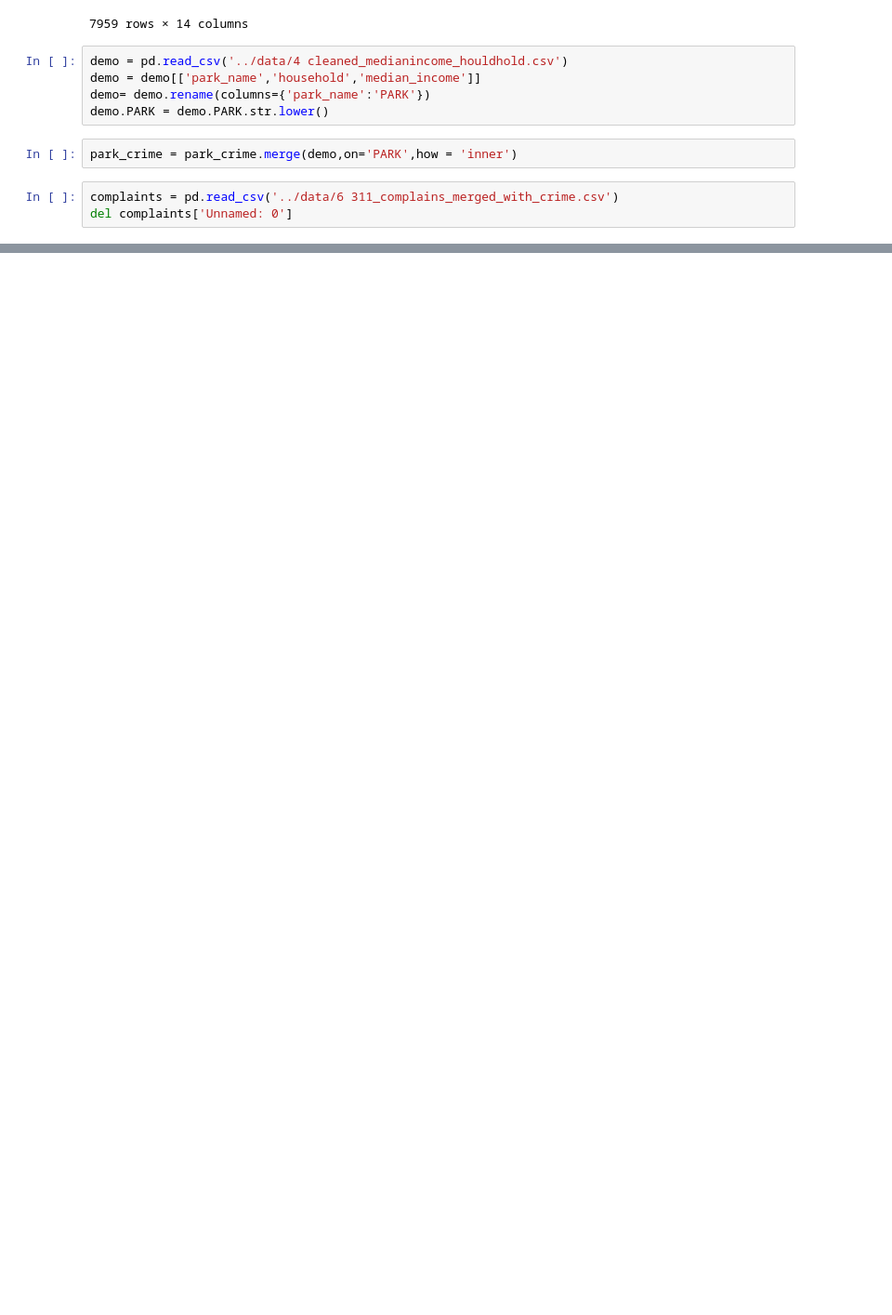
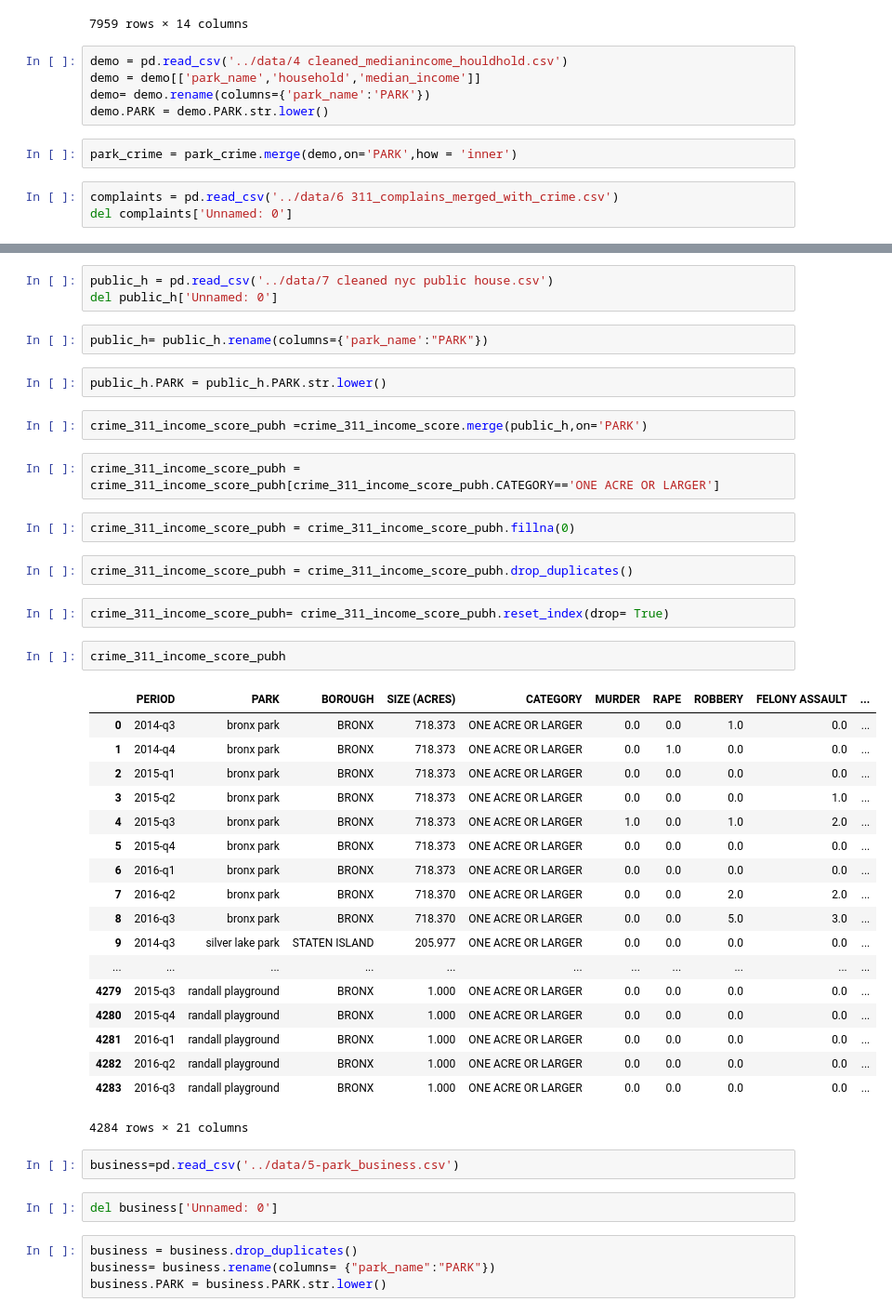
Before and after one commit to yuanviola/NYC_park_crime_prediction, a Jupyter notebook: data cleaning code/merge features.ipynb, the cells around one changed output, grey strips where cells are left out. Shown at 93% size. Saved outputs shown, nothing was run; the diff lists cells and outputs as text; blank space fills up the shorter version.

Commit message:
add merged data

```diff
--- a/data cleaning code/merge features.ipynb
+++ b/data cleaning code/merge features.ipynb
@@ -83,0 +75,46 @@ complaints.merge(demo,on='PARK',how='outer')
+# %%
+public_h = pd.read_csv('../data/7 cleaned nyc public house.csv')
+del public_h['Unnamed: 0']
+# %%
+public_h= public_h.rename(columns={'park_name':"PARK"})
+# %%
+public_h.PARK = public_h.PARK.str.lower()
+# %%
+crime_311_income_score_pubh =crime_311_income_score.merge(public_h,on='PARK')
+# %%
+crime_311_income_score_pubh = crime_311_income_score_pubh[crime_311_income_score_pubh.CATEGORY=='ONE ACRE OR LARGER']
+# %%
+crime_311_income_score_pubh = crime_311_income_score_pubh.fillna(0)
+# %%
+crime_311_income_score_pubh = crime_311_income_score_pubh.drop_duplicates()
+# %%
+crime_311_income_score_pubh= crime_311_income_score_pubh.reset_index(drop= True)
+# %%
+crime_311_income_score_pubh
+# %% [output]
+|  | PERIOD | PARK | BOROUGH | SIZE (ACRES) | CATEGORY | MURDER | RAPE | ROBBERY | FELONY ASSAULT | ... |
+| 0 | 2014-q3 | bronx park | BRONX | 718.373 | ONE ACRE OR LARGER | 0.0 | 0.0 | 1.0 | 0.0 | ... |
+| 1 | 2014-q4 | bronx park | BRONX | 718.373 | ONE ACRE OR LARGER | 0.0 | 1.0 | 0.0 | 0.0 | ... |
+| 2 | 2015-q1 | bronx park | BRONX | 718.373 | ONE ACRE OR LARGER | 0.0 | 0.0 | 0.0 | 0.0 | ... |
+| 3 | 2015-q2 | bronx park | BRONX | 718.373 | ONE ACRE OR LARGER | 0.0 | 0.0 | 0.0 | 1.0 | ... |
+| 4 | 2015-q3 | bronx park | BRONX | 718.373 | ONE ACRE OR LARGER | 1.0 | 0.0 | 1.0 | 2.0 | ... |
+| 5 | 2015-q4 | bronx park | BRONX | 718.373 | ONE ACRE OR LARGER | 0.0 | 0.0 | 0.0 | 0.0 | ... |
+| 6 | 2016-q1 | bronx park | BRONX | 718.373 | ONE ACRE OR LARGER | 0.0 | 0.0 | 0.0 | 0.0 | ... |
+| 7 | 2016-q2 | bronx park | BRONX | 718.370 | ONE ACRE OR LARGER | 0.0 | 0.0 | 2.0 | 2.0 | ... |
+| 8 | 2016-q3 | bronx park | BRONX | 718.370 | ONE ACRE OR LARGER | 0.0 | 0.0 | 5.0 | 3.0 | ... |
+| 9 | 2014-q3 | silver lake park | STATEN ISLAND | 205.977 | ONE ACRE OR LARGER | 0.0 | 0.0 | 0.0 | 0.0 | ... |
+| ... | ... | ... | ... | ... | ... | ... | ... | ... | ... | ... |
+| 4279 | 2015-q3 | randall playground | BRONX | 1.000 | ONE ACRE OR LARGER | 0.0 | 0.0 | 0.0 | 0.0 | ... |
+| 4280 | 2015-q4 | randall playground | BRONX | 1.000 | ONE ACRE OR LARGER | 0.0 | 0.0 | 0.0 | 0.0 | ... |
+| 4281 | 2016-q1 | randall playground | BRONX | 1.000 | ONE ACRE OR LARGER | 0.0 | 0.0 | 0.0 | 0.0 | ... |
+| 4282 | 2016-q2 | randall playground | BRONX | 1.000 | ONE ACRE OR LARGER | 0.0 | 0.0 | 0.0 | 0.0 | ... |
+| 4283 | 2016-q3 | randall playground | BRONX | 1.000 | ONE ACRE OR LARGER | 0.0 | 0.0 | 0.0 | 0.0 | ... |
+4284 rows × 21 columns
+# %%
+business=pd.read_csv('../data/5-park_business.csv')
+# %%
+del business['Unnamed: 0']
+# %%
+business = business.drop_duplicates()
+business= business.rename(columns= {"park_name":"PARK"})
+business.PARK = business.PARK.str.lower()
```
Also changed, not shown: parts of 5 cells of this notebook, 2 other files.
